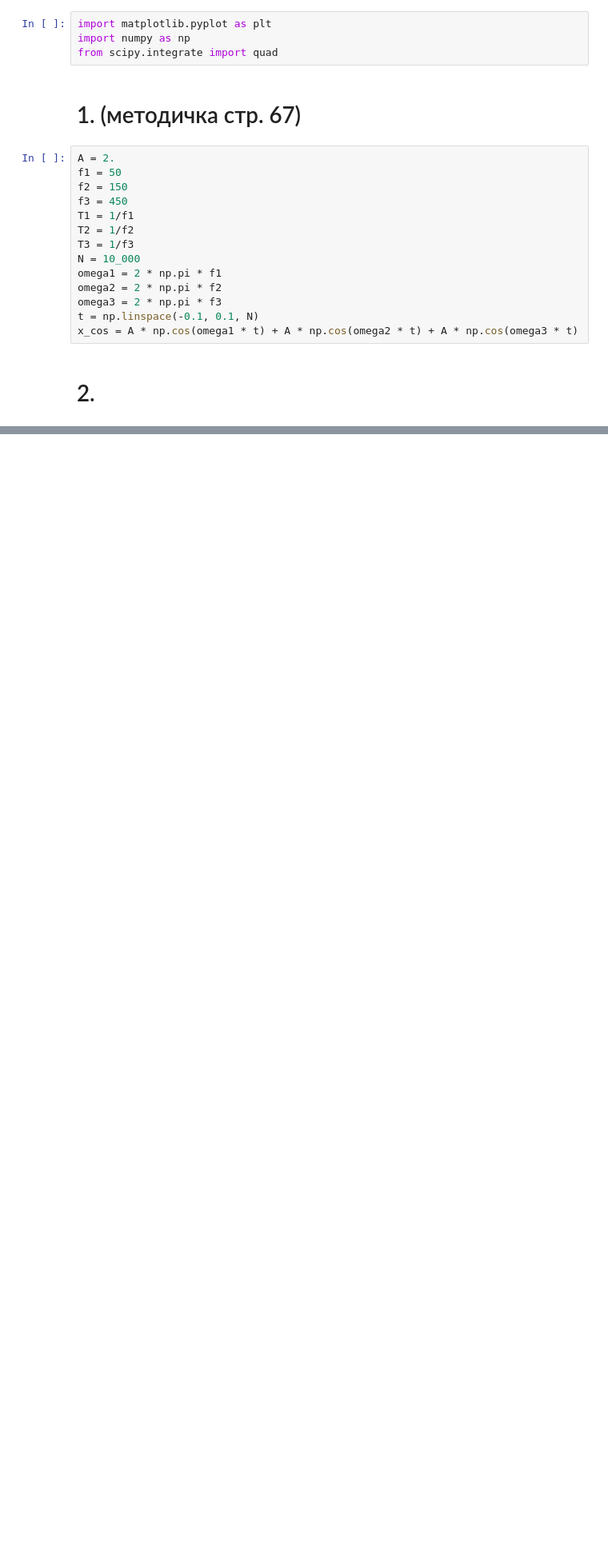
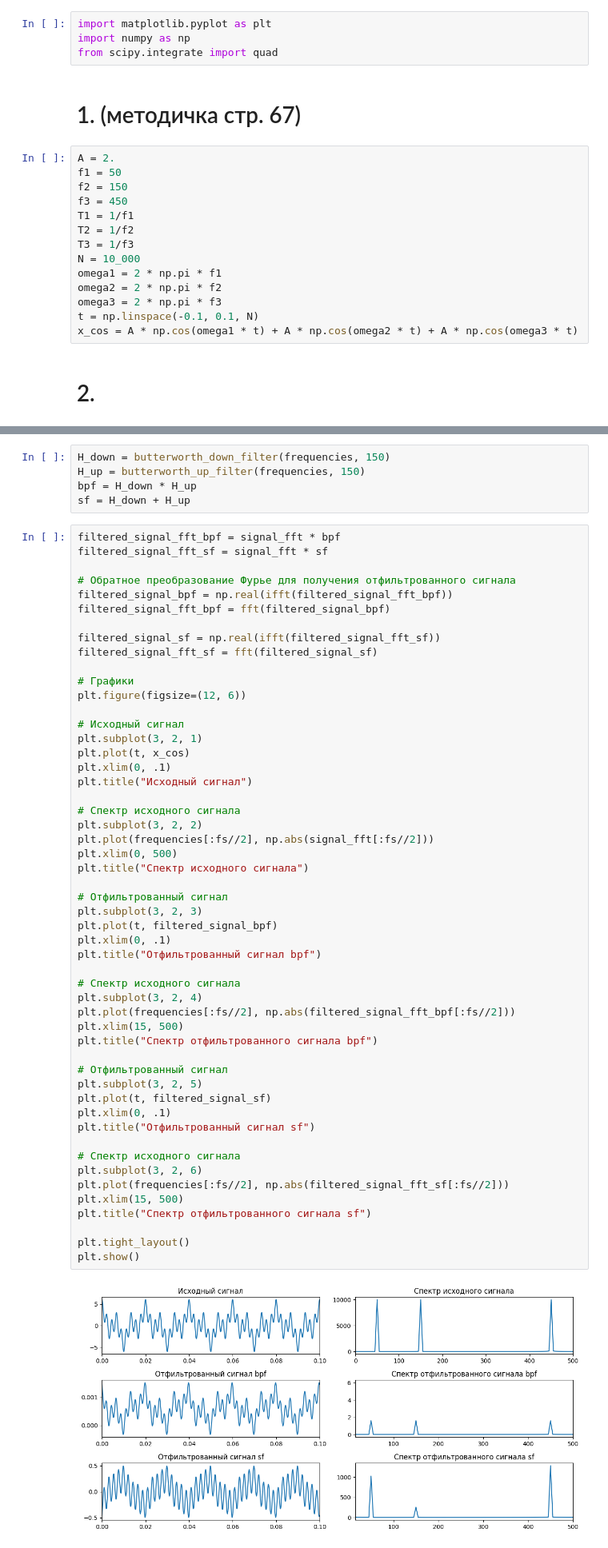
Before and after one commit to KadilenkoIvan/digital_signal_processing, a Jupyter notebook: lab3/1.ipynb, the cells around one changed output, grey strips where cells are left out. Shown at 80% size. Cells and saved outputs as stored; diff of their text form; blank space fills up the shorter version.

```diff
--- a/lab3/1.ipynb
+++ b/lab3/1.ipynb
@@ -81,0 +239,59 @@ plt.show()
+# %%
+H_down = butterworth_down_filter(frequencies, 150)
+H_up = butterworth_up_filter(frequencies, 150)
+bpf = H_down * H_up
+sf = H_down + H_up
+# %%
+filtered_signal_fft_bpf = signal_fft * bpf
+filtered_signal_fft_sf = signal_fft * sf
+
+# Обратное преобразование Фурье для получения отфильтрованного сигнала
+filtered_signal_bpf = np.real(ifft(filtered_signal_fft_bpf))
+filtered_signal_fft_bpf = fft(filtered_signal_bpf)
+
+filtered_signal_sf = np.real(ifft(filtered_signal_fft_sf))
+filtered_signal_fft_sf = fft(filtered_signal_sf)
+
+# Графики
+plt.figure(figsize=(12, 6))
+
+# Исходный сигнал
+plt.subplot(3, 2, 1)
+plt.plot(t, x_cos)
+plt.xlim(0, .1)
+plt.title("Исходный сигнал")
+
+# Спектр исходного сигнала
+plt.subplot(3, 2, 2)
+plt.plot(frequencies[:fs//2], np.abs(signal_fft[:fs//2]))
+plt.xlim(0, 500)
+plt.title("Спектр исходного сигнала")
+
+# Отфильтрованный сигнал
+plt.subplot(3, 2, 3)
+plt.plot(t, filtered_signal_bpf)
+plt.xlim(0, .1)
+plt.title("Отфильтрованный сигнал bpf")
+
+# Спектр исходного сигнала
+plt.subplot(3, 2, 4)
+plt.plot(frequencies[:fs//2], np.abs(filtered_signal_fft_bpf[:fs//2]))
+plt.xlim(15, 500)
+plt.title("Спектр отфильтрованного сигнала bpf")
+
+# Отфильтрованный сигнал
+plt.subplot(3, 2, 5)
+plt.plot(t, filtered_signal_sf)
+plt.xlim(0, .1)
+plt.title("Отфильтрованный сигнал sf")
+
+# Спектр исходного сигнала
+plt.subplot(3, 2, 6)
+plt.plot(frequencies[:fs//2], np.abs(filtered_signal_fft_sf[:fs//2]))
+plt.xlim(15, 500)
+plt.title("Спектр отфильтрованного сигнала sf")
+
+plt.tight_layout()
+plt.show()
+# %% [output]
+[figure, added]
```
Also changed, not shown: parts of 13 cells of this notebook.
